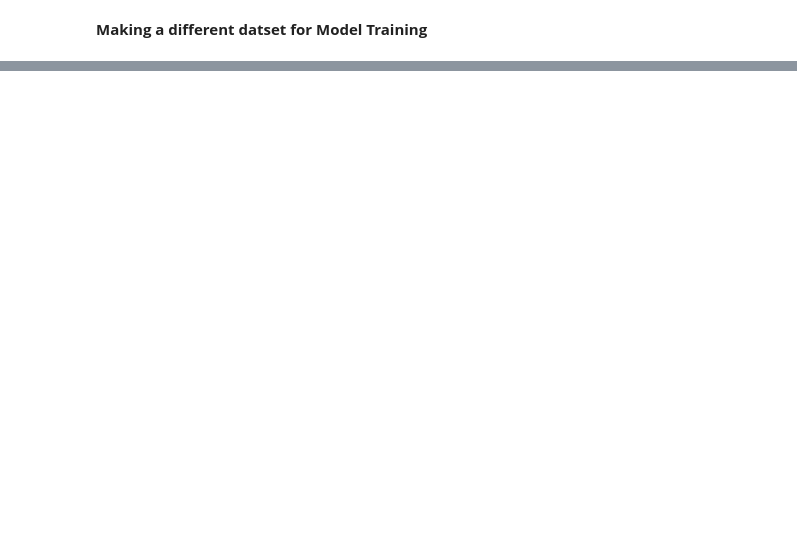
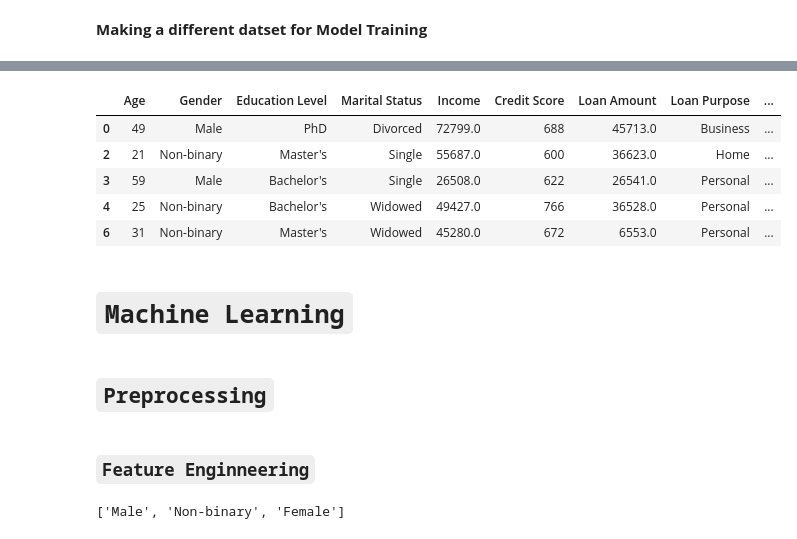
Before and after one commit to RookieCoder12/DevArena-Week-11, a Jupyter notebook: customer_segmentation.ipynb, the cells around one changed output, grey strips where cells are left out. Cells and saved outputs as stored; diff of their text form; code cells hidden in the pictures; blank space fills up the shorter version.

```diff
--- a/customer_segmentation.ipynb
+++ b/customer_segmentation.ipynb
@@ -259,0 +253,41 @@ df_model
+# %%
+def RFS1(x):
+    r = 1 if (x['Credit Score'] >= 699 and
+              x['Previous Defaults'] < 2 and
+              x['Risk Rating'] == 'Low') else 0
+
+    f = 1 if (x['Income'] > 69933 and
+              x['Assets Value'] > 159742 and
+              x['Loan Amount'] < 27450 and
+              x['Debt-to-Income Ratio'] <= 0.35) else 0
+
+    s = 1 if (x['Years at Current Job'] >= 9 and
+              x['Payment History'] in {'Excellent', 'Good'}) else 0
+
+    return dict_rfm[str(r) + str(f) + str(s)]
+
+dict_rfm = {
+    '111': 'High Net-Worth Prime',      # Top-tier clients with strong financial position, stability, and low risk
+    '011': 'Premium Watchlist',         # Wealthy, stable but flagged for recent credit/risk events
+    '101': 'Volatile Affluent',         # Wealthy, creditworthy but recent instability in income or status
+    '001': 'Asset-Heavy Prospect',      # Significant assets, but lacking stability and reliable financial behavior
+    '110': 'Growth Stable',             # Reliable/stable client showing potential for strong asset accumulation
+    '100': 'Emerging Profile',          # Newly engaged client, recent credit/event, financial potential uncertain
+    '010': 'Consistent Moderate',       # Stable but lacking strong financial standing or asset base, some reliability
+    '000': 'Low Engagement'             # No strong financial, stability, or credit characteristics; low contributor
+}
+# %%
+df_analysis = df_copy.copy()
+df_analysis['Label'] = df_analysis.apply(RFS1, axis=1)
+df_analysis.head()
+# %% [output]
+|  | Age | Gender | Education Level | Marital Status | Income | Credit Score | Loan Amount | Loan Purpose | ... |
+| 0 | 49 | Male | PhD | Divorced | 72799.0 | 688 | 45713.0 | Business | ... |
+| 2 | 21 | Non-binary | Master's | Single | 55687.0 | 600 | 36623.0 | Home | ... |
+| 3 | 59 | Male | Bachelor's | Single | 26508.0 | 622 | 26541.0 | Personal | ... |
+| 4 | 25 | Non-binary | Bachelor's | Widowed | 49427.0 | 766 | 36528.0 | Personal | ... |
+| 6 | 31 | Non-binary | Master's | Widowed | 45280.0 | 672 | 6553.0 | Personal | ... |
+# %% [markdown]
+# <b>`Machine Learning`
+# %% [markdown]
+## <b>`Preprocessing`
@@ -259,0 +296,6 @@ df_model
+# %% [markdown]
+### `Feature Enginneering`
+# %%
+df_model['Gender'].unique().tolist()
+# %% [output]
+['Male', 'Non-binary', 'Female']
```
Also changed, not shown: parts of 18 cells of this notebook.
